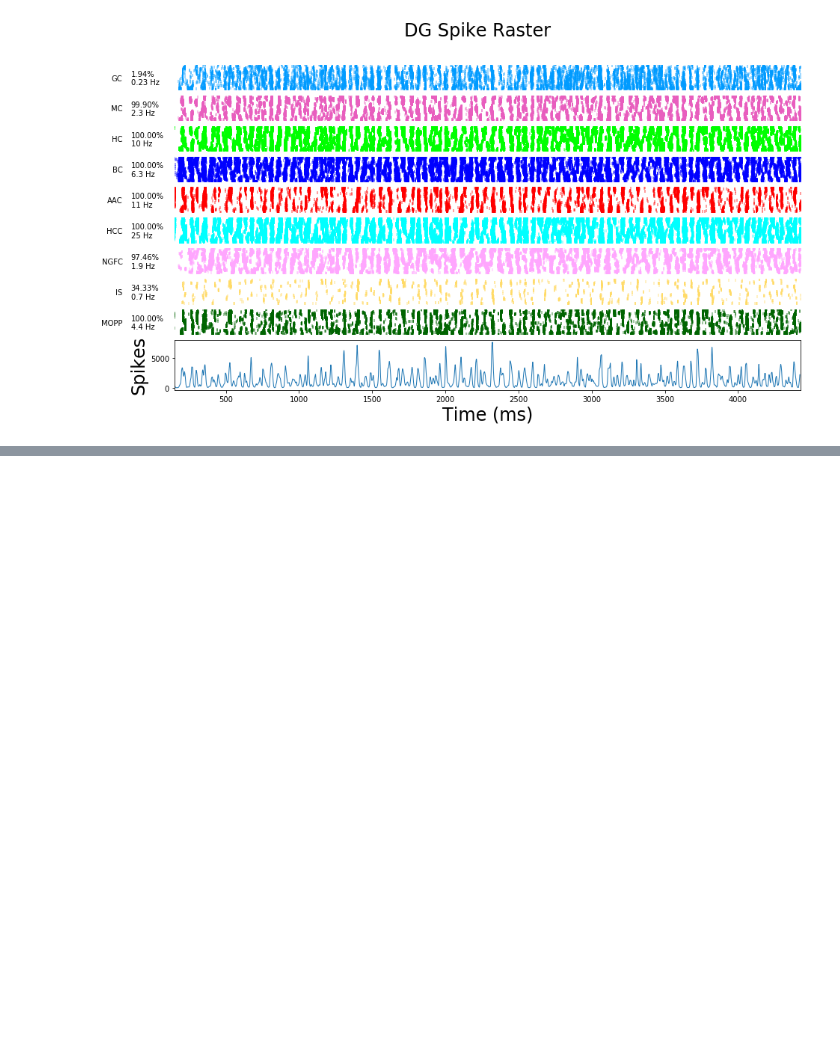
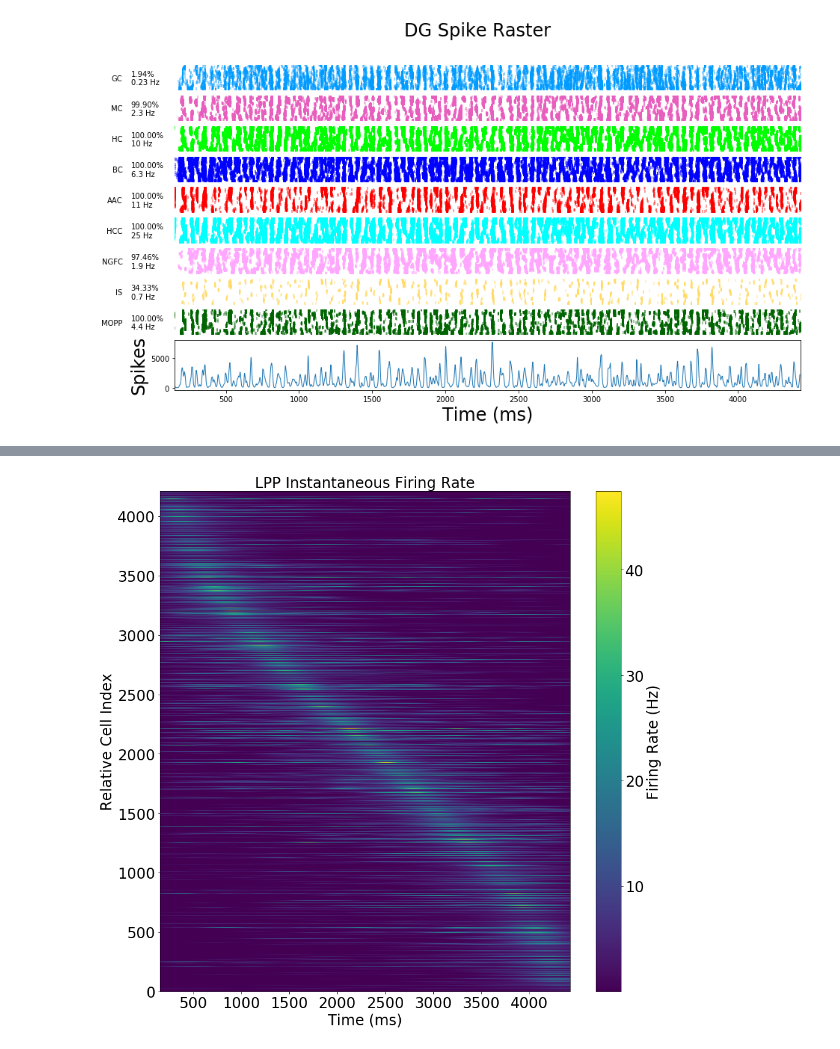
Before and after one commit to soltesz-lab/dentate, a Jupyter notebook: notebooks/Network Activity.ipynb, the cells around one changed output, grey strips where cells are left out. Cells and saved outputs as stored; diff of their text form; code cells hidden in the pictures; blank space fills up the shorter version.

```diff
--- a/notebooks/Network Activity.ipynb
+++ b/notebooks/Network Activity.ipynb
@@ -47,9 +49,11 @@ fig = plot.plot_spike_rates (spike_events_path, 'Spike Events', include=['MPP'],
 # %%
 
 fig = plot.plot_spike_rates (spike_events_path, 'Spike Events', include=['LPP'], time_variable='t',
                                  time_range=time_range, pop_rates=False, bin_size=spike_rate_bin,
                                  fontSize=font_size, overlay=False,
-                                 figSize=(15,15), saveFig=True, figFormat='svg')
+                                 figSize=(15,15), saveFig='LPP Instantaneous Firing Rate.svg', figFormat='svg')
+# %% [output]
+[figure, added]
 # %%
 fig = plot.plot_spike_rates (spike_events_path, 'Spike Events', include=['GC'], time_variable='t',
                                  time_range=time_range, pop_rates=False, bin_size=spike_rate_bin,
```
Also changed, not shown: parts of 7 cells of this notebook, 3 other files.
